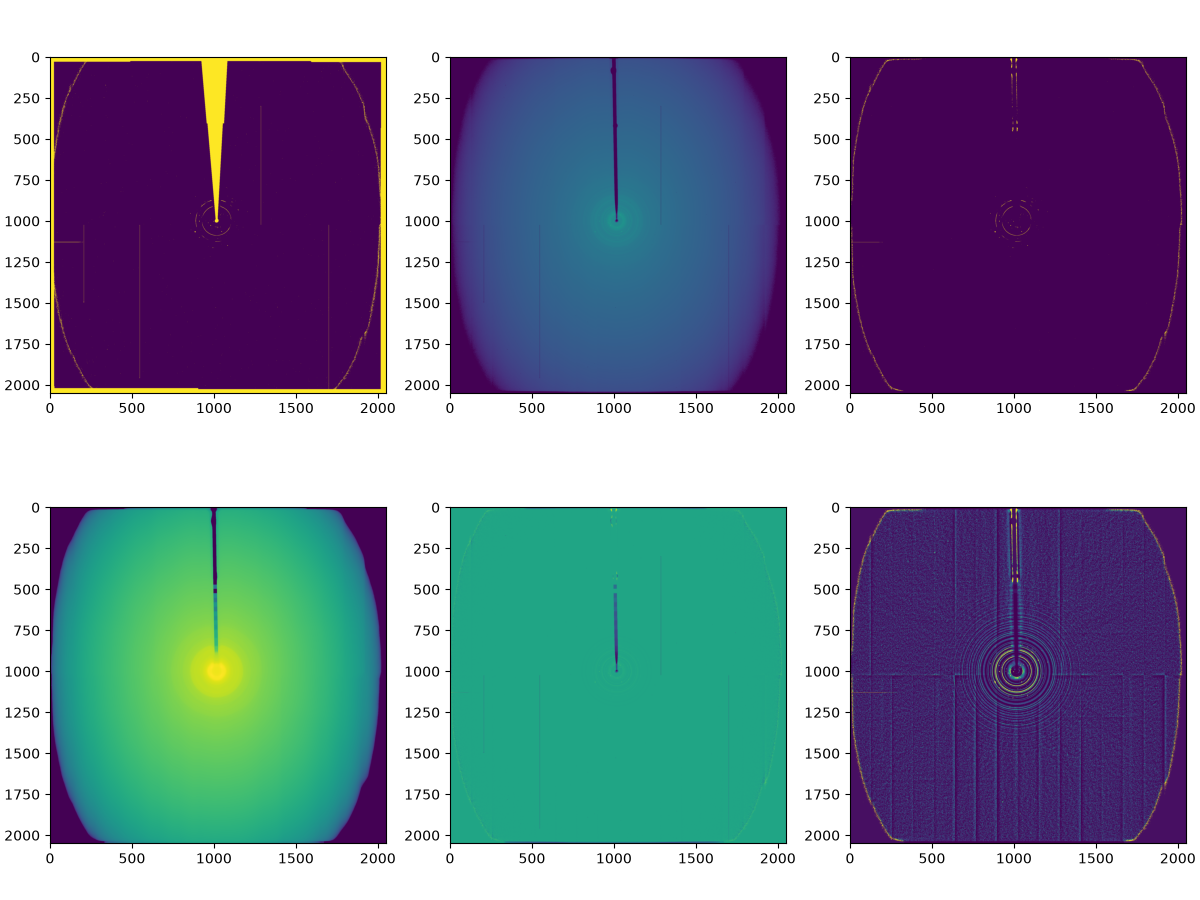
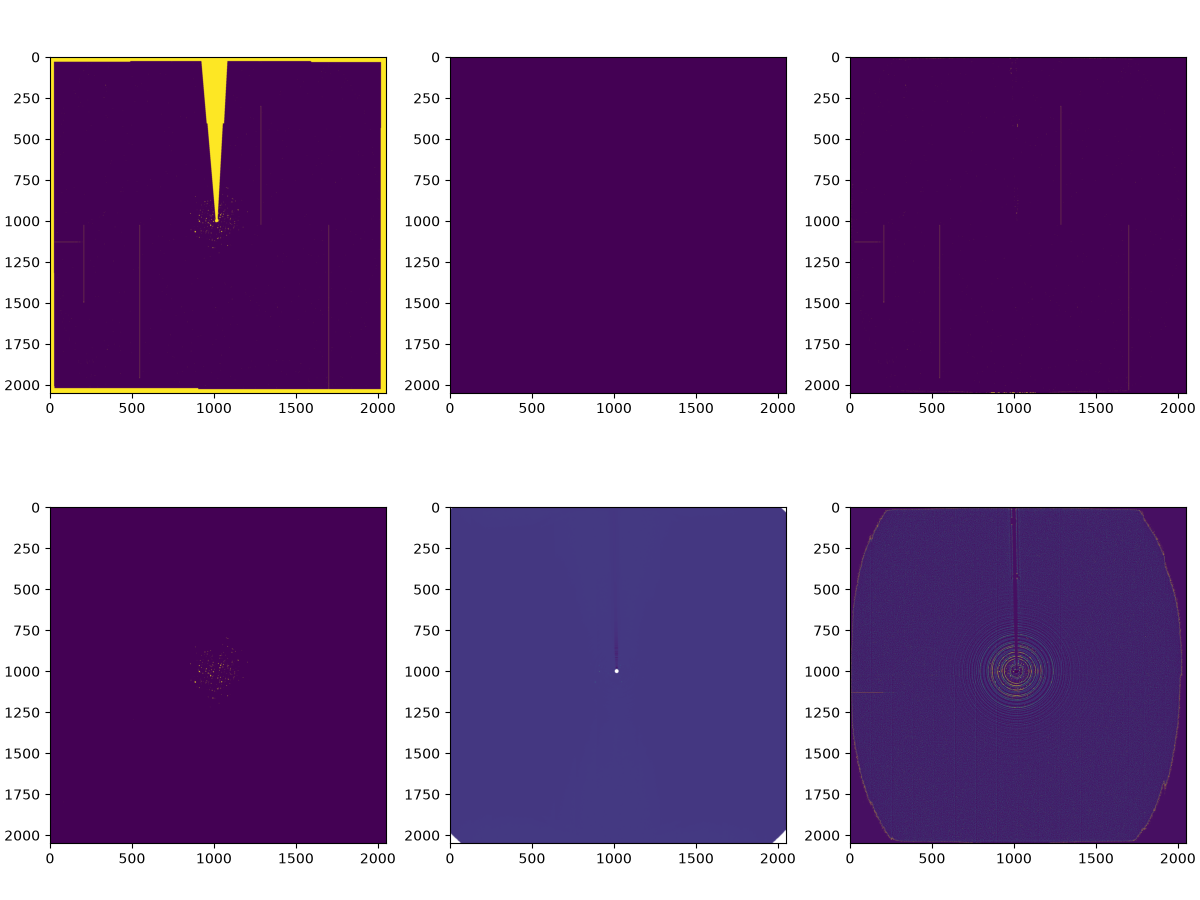
The notebook cell's code change between the first figure and the second:
--- before
+++ after
@@ -1,8 +1,8 @@
 f1, ax1 = plt.subplots(2, 3, figsize = (12, 9), constrained_layout=True)
 ax1[0,0].imshow(mask)
-ax1[0,1].imshow(gen.log_normalized, vmin=0.2, vmax=1.5)
-ax1[0,2].imshow(gen.hot_mask)
-ax1[1,0].imshow(gen.local_median)
-ax1[1,1].imshow(gen.local_residual)
+ax1[0,1].imshow(gen.hot_mask)
+ax1[0,2].imshow(gen.dead_mask)
+ax1[1,0].imshow(gen.radial_mask)
+ax1[1,1].imshow(gen.radial_zscore)
 ax1[1,2].imshow(gen.local_zscore, vmin=-0.2, vmax=4.5)
 

Commit: first worked hot pixel mask